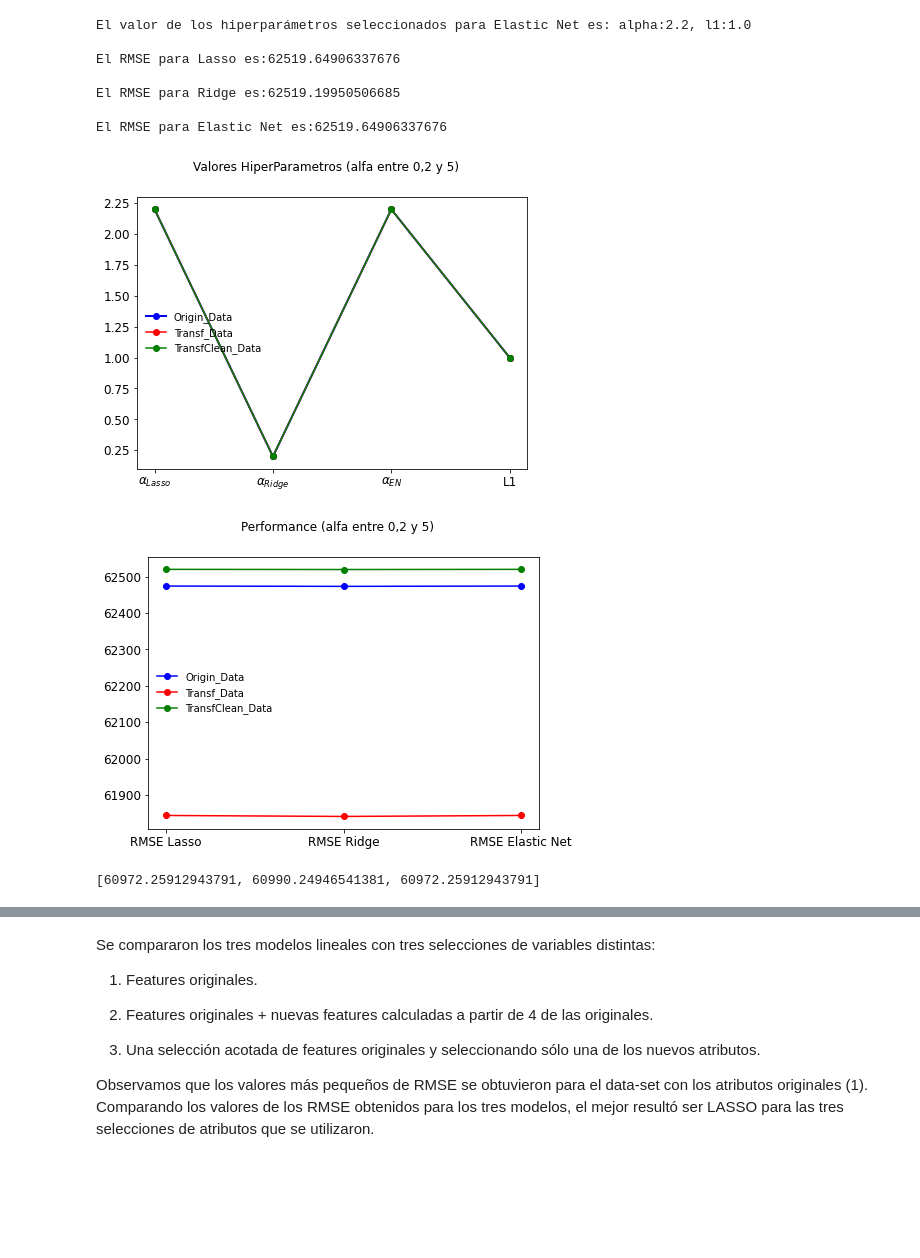
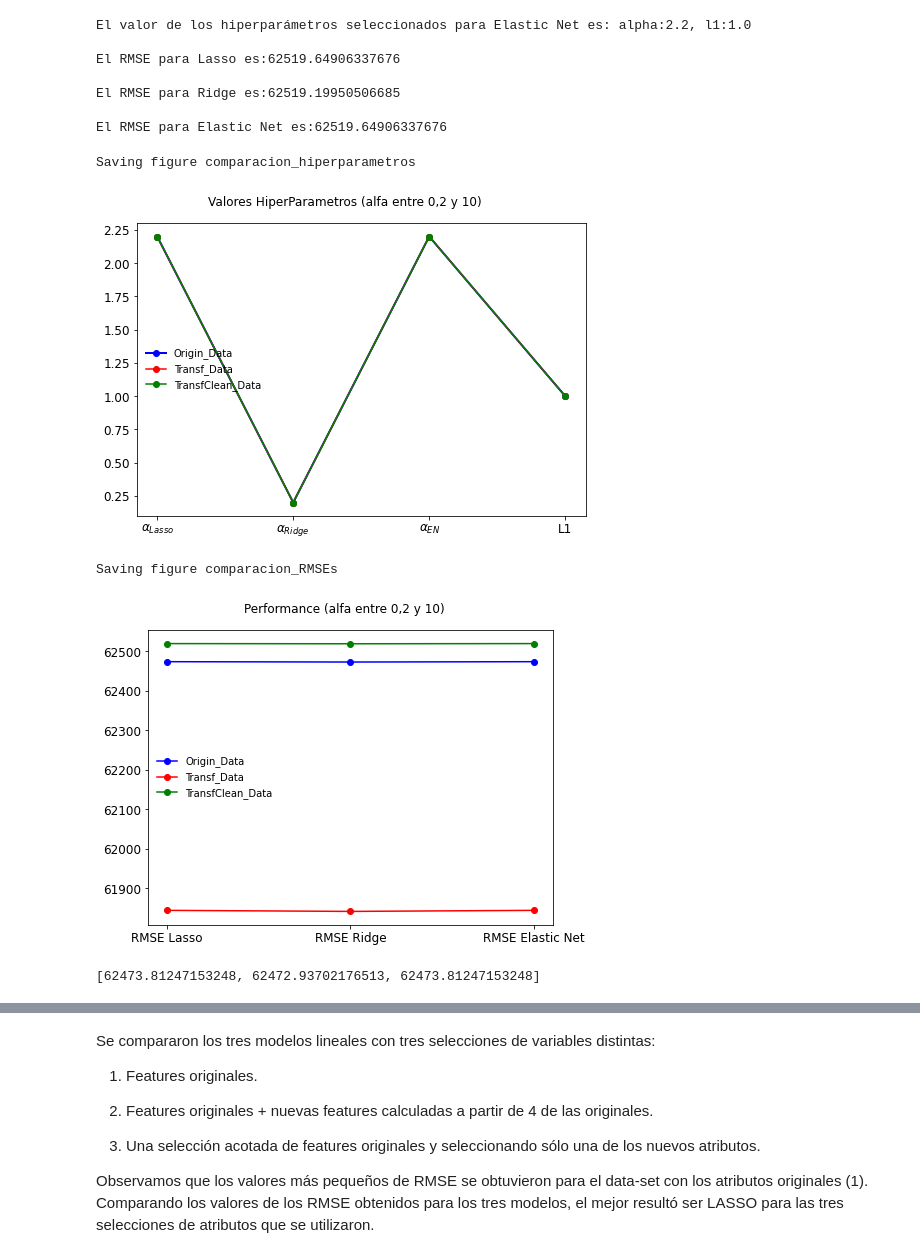
Before and after one commit to kugelblitz1235/Tp1-Reconocimiento-de-patrones, a Jupyter notebook: Informe1.ipynb, the cells around one changed output, grey strips where cells are left out. Drawn from its saved outputs; the diff is of its cells as text; code cells hidden in the pictures; blank space fills up the shorter version.

```diff
--- a/Informe1.ipynb
+++ b/Informe1.ipynb
@@ -501,5 +506,5 @@ test_transf, data_test_transf = correlationPostTransform(test,data_processed_tes
 # %%
-def finalizacionDeProcesamiento_notTransf(data_prepared, df_extra_attr):
+def finalizacionDeProcesamiento_notTransf(data_prepared, df_extra_attr, split):
     combined_data=np.c_[df_extra_attr.iloc[:, 0:2], data_prepared].copy()
 
     names = ['longitude', 'latitude', 'housing_median_age', 'total_rooms',
@@ -528,8 +533,9 @@ def finalizacionDeProcesamiento_notTransf(data_prepared, df_extra_attr):
                          linewidths=.01,
                          linecolor='lightgray',
                          cmap=paleta)
+        save_fig("correlation_original_"+split)
     return combined_data, data_corr
 # %%
-train_notTransf, data_train_notTransf = finalizacionDeProcesamiento_notTransf(train,data_processed)
-test_notTransf, data_test_notTransf = finalizacionDeProcesamiento_notTransf(test,data_processed_test)
+train_notTransf, data_train_notTransf = finalizacionDeProcesamiento_notTransf(train,data_processed,'train')
+test_notTransf, data_test_notTransf = finalizacionDeProcesamiento_notTransf(test,data_processed_test,'test')
 # %% [output]
@@ -538,5 +546,5 @@ test_notTransf, data_test_notTransf = finalizacionDeProcesamiento_notTransf(test
 # %%
-def finalizacionDeProcesamiento_drop(data_prepared, df_extra_attr):
+def finalizacionDeProcesamiento_drop(data_prepared, df_extra_attr,split):
     combined_data=np.c_[df_extra_attr.iloc[:, 0:2], data_prepared].copy()
 
     names = ['longitude', 'latitude', 'housing_median_age', 'total_rooms',
@@ -563,8 +571,9 @@ def finalizacionDeProcesamiento_drop(data_prepared, df_extra_attr):
                          linewidths=.01,
                          linecolor='lightgray',
                          cmap=paleta)
+        save_fig("correlation_dropped_"+split)
     return combined_data, data_corr
 # %%
-train_dropped, data_train_dropped = finalizacionDeProcesamiento_drop(train,data_processed)
-test_dropped, data_test_dropped = finalizacionDeProcesamiento_drop(test,data_processed_test)
+train_dropped, data_train_dropped = finalizacionDeProcesamiento_drop(train,data_processed,'train')
+test_dropped, data_test_dropped = finalizacionDeProcesamiento_drop(test,data_processed_test,'test')
 # %% [output]
@@ -711,19 +726,21 @@ El RMSE para Elastic Net es:62519.64906337676
 # %%
 hiperParametros1=[alp_lasso_1, alp_ridge_1,alp_elastic_1,l1_elastic_1]
 hiperParametros2=[alp_lasso_2, alp_ridge_2,alp_elastic_2,l1_elastic_2]
 hiperParametros3=[alp_lasso_3, alp_ridge_3,alp_elastic_3,l1_elastic_3]
 nams=[r'$\alpha_{Lasso}$',r'$\alpha_{Ridge}$',r'$\alpha_{EN}$', 'L1']
 
 plt.figure(figsize=(7, 5))
 plt.plot(nams, (hiperParametros1), 'bo-', label='Origin_Data',linewidth=2)#np.log
 plt.plot(nams, (hiperParametros2), 'ro-', label='Transf_Data')#np.log
 plt.plot(nams, (hiperParametros3), 'go-', label='TransfClean_Data')#np.log
 plt.legend(loc='center left', frameon=False)
-plt.suptitle('Valores HiperParametros (alfa entre 0,2 y 5)')
+plt.suptitle('Valores HiperParametros (alfa entre 0,2 y 10)')
 #add_value_labels(ax)
+save_fig('comparacion_hiperparametros')
 plt.show()
 # %% [output]
+Saving figure comparacion_hiperparametros
-[figure, old version]
+[figure, new version]
 # %%
 names = ['RMSE Lasso', 'RMSE Ridge', 'RMSE Elastic Net']
 values1 = [rmse_lasso_1, rmse_ridge_1, rmse_elastic_1]
@@ -735,15 +752,17 @@ plt.plot(names, (values1), 'bo-', label='Origin_Data')#np.log
 plt.plot(names, (values2), 'ro-', label='Transf_Data')#np.log
 plt.plot(names, (values3), 'go-', label='TransfClean_Data')#np.log
 plt.legend(loc='center left', frameon=False)
-plt.suptitle('Performance (alfa entre 0,2 y 5)')
+plt.suptitle('Performance (alfa entre 0,2 y 10)')
+save_fig('comparacion_RMSEs')
 plt.show()
 # %% [output]
+Saving figure comparacion_RMSEs
-[figure, old version]
+[figure, new version]
 # %%
 #(alfa entre 5 y 10) PERFORMANCE
 values1
 # %% [output]
-[60972.25912943791, 60990.24946541381, 60972.25912943791]
+[62473.81247153248, 62472.93702176513, 62473.81247153248]
 # %%
 values2
 # %% [output]
```
Also changed, not shown: parts of 24 cells of this notebook, 16 other files.
